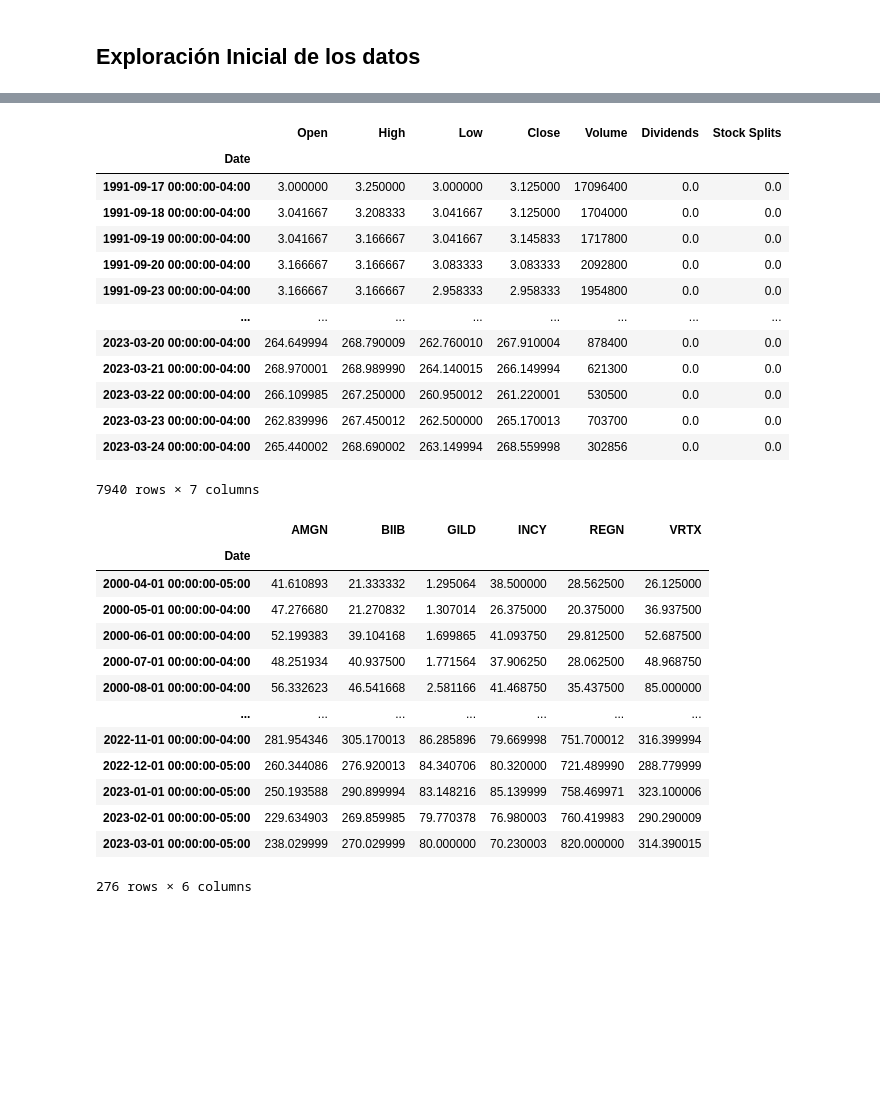
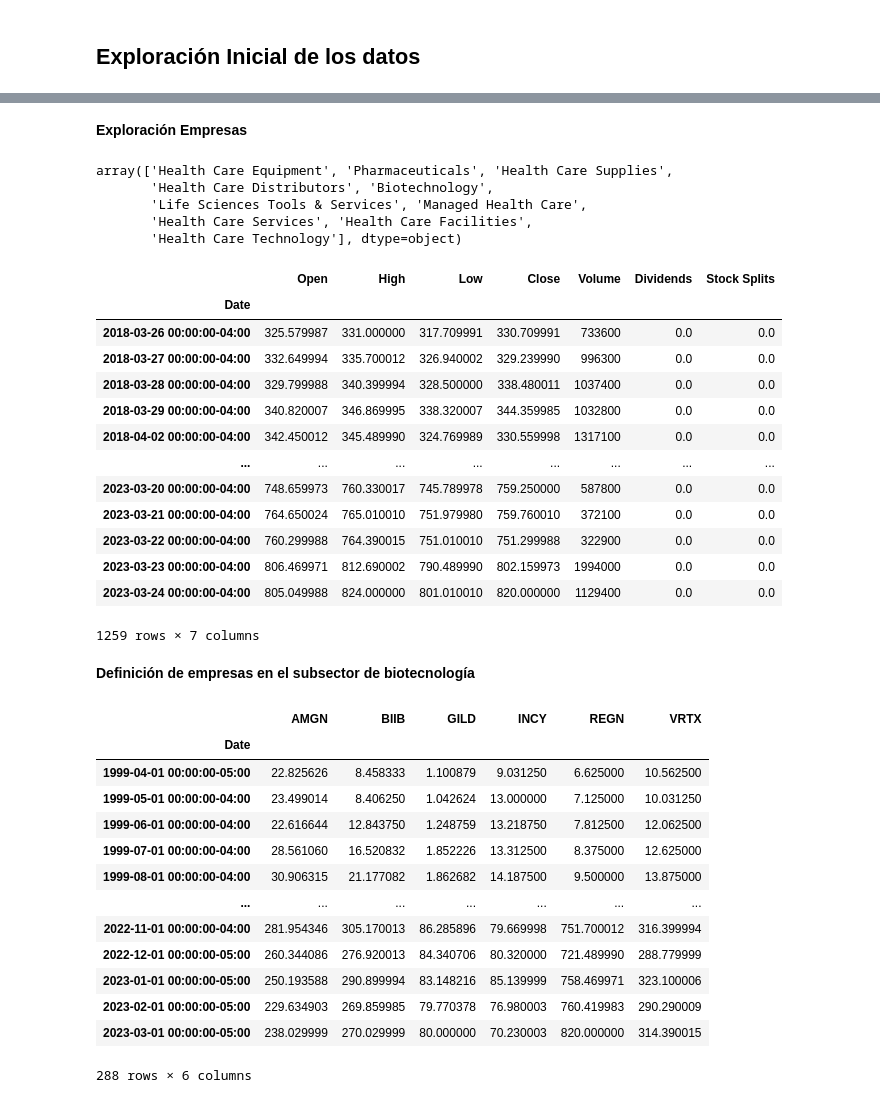
Before and after one commit to Arii95/PI_Henry_02, a Jupyter notebook: EDA.ipynb, the cells around one changed output, grey strips where cells are left out. Drawn from its saved outputs; the diff is of its cells as text; code cells hidden in the pictures; blank space fills up the shorter version.

```diff
--- a/EDA.ipynb
+++ b/EDA.ipynb
@@ -7,0 +11,2 @@ import pandas as pd
+# %% [markdown]
+__Exploración Empresas__
@@ -8,23 +34,33 @@ import pandas as pd
+# %%
+lista
+# %% [output]
+array(['Health Care Equipment', 'Pharmaceuticals', 'Health Care Supplies',
+       'Health Care Distributors', 'Biotechnology',
+       'Life Sciences Tools & Services', 'Managed Health Care',
+       'Health Care Services', 'Health Care Facilities',
+       'Health Care Technology'], dtype=object)
 # %%
 #Definimos el ticker para la consulta
-simbolo ='BIIB'
-Biogen = yf.Ticker(simbolo)
-Biogen.history(period=)
+simbolo ='REGN'
+regeneron = yf.Ticker(simbolo)
+hist= regeneron.history(period='5y')
 # %% [output]
 |  | Open | High | Low | Close | Volume | Dividends | Stock Splits |
 | Date |  |  |  |  |  |  |  |
-| 1991-09-17 00:00:00-04:00 | 3.000000 | 3.250000 | 3.000000 | 3.125000 | 17096400 | 0.0 | 0.0 |
-| 1991-09-18 00:00:00-04:00 | 3.041667 | 3.208333 | 3.041667 | 3.125000 | 1704000 | 0.0 | 0.0 |
-| 1991-09-19 00:00:00-04:00 | 3.041667 | 3.166667 | 3.041667 | 3.145833 | 1717800 | 0.0 | 0.0 |
-| 1991-09-20 00:00:00-04:00 | 3.166667 | 3.166667 | 3.083333 | 3.083333 | 2092800 | 0.0 | 0.0 |
-| 1991-09-23 00:00:00-04:00 | 3.166667 | 3.166667 | 2.958333 | 2.958333 | 1954800 | 0.0 | 0.0 |
+| 2018-03-26 00:00:00-04:00 | 325.579987 | 331.000000 | 317.709991 | 330.709991 | 733600 | 0.0 | 0.0 |
+| 2018-03-27 00:00:00-04:00 | 332.649994 | 335.700012 | 326.940002 | 329.239990 | 996300 | 0.0 | 0.0 |
+| 2018-03-28 00:00:00-04:00 | 329.799988 | 340.399994 | 328.500000 | 338.480011 | 1037400 | 0.0 | 0.0 |
+| 2018-03-29 00:00:00-04:00 | 340.820007 | 346.869995 | 338.320007 | 344.359985 | 1032800 | 0.0 | 0.0 |
+| 2018-04-02 00:00:00-04:00 | 342.450012 | 345.489990 | 324.769989 | 330.559998 | 1317100 | 0.0 | 0.0 |
 | ... | ... | ... | ... | ... | ... | ... | ... |
-| 2023-03-20 00:00:00-04:00 | 264.649994 | 268.790009 | 262.760010 | 267.910004 | 878400 | 0.0 | 0.0 |
-| 2023-03-21 00:00:00-04:00 | 268.970001 | 268.989990 | 264.140015 | 266.149994 | 621300 | 0.0 | 0.0 |
-| 2023-03-22 00:00:00-04:00 | 266.109985 | 267.250000 | 260.950012 | 261.220001 | 530500 | 0.0 | 0.0 |
-| 2023-03-23 00:00:00-04:00 | 262.839996 | 267.450012 | 262.500000 | 265.170013 | 703700 | 0.0 | 0.0 |
-| 2023-03-24 00:00:00-04:00 | 265.440002 | 268.690002 | 263.149994 | 268.559998 | 302856 | 0.0 | 0.0 |
+| 2023-03-20 00:00:00-04:00 | 748.659973 | 760.330017 | 745.789978 | 759.250000 | 587800 | 0.0 | 0.0 |
+| 2023-03-21 00:00:00-04:00 | 764.650024 | 765.010010 | 751.979980 | 759.760010 | 372100 | 0.0 | 0.0 |
+| 2023-03-22 00:00:00-04:00 | 760.299988 | 764.390015 | 751.010010 | 751.299988 | 322900 | 0.0 | 0.0 |
+| 2023-03-23 00:00:00-04:00 | 806.469971 | 812.690002 | 790.489990 | 802.159973 | 1994000 | 0.0 | 0.0 |
+| 2023-03-24 00:00:00-04:00 | 805.049988 | 824.000000 | 801.010010 | 820.000000 | 1129400 | 0.0 | 0.0 |
-7940 rows × 7 columns
+1259 rows × 7 columns
+# %% [markdown]
+__Definición de empresas en el subsector de biotecnología__
 # %%
 #Juntamos las empresas del sector de biotecnología
 
@@ -41,11 +79,14 @@ empresas= [
 start_date= "2000–01–01"
 end_date="2023–01–01"
 # %%
+#Extracción de información sobre el cierre de las empresas en el periodo de tiempo
+# Se opta por pedir información de 24 años y se eliminan las filas correspondientes a meses anteriores al 2000
+
 recolector =[]
 
 for i in empresas:
     ticker= yf.Ticker(i)
-    px=ticker.history(period='23y',interval= '1mo')['Close']
+    px=ticker.history(period='24y',interval= '1mo')['Close']
     px.name= i
 
     recolector += [px]
@@ -56,15 +97,15 @@ precios
 # %% [output]
 |  | AMGN | BIIB | GILD | INCY | REGN | VRTX |
 | Date |  |  |  |  |  |  |
-| 2000-04-01 00:00:00-05:00 | 41.610893 | 21.333332 | 1.295064 | 38.500000 | 28.562500 | 26.125000 |
-| 2000-05-01 00:00:00-04:00 | 47.276680 | 21.270832 | 1.307014 | 26.375000 | 20.375000 | 36.937500 |
-| 2000-06-01 00:00:00-04:00 | 52.199383 | 39.104168 | 1.699865 | 41.093750 | 29.812500 | 52.687500 |
-| 2000-07-01 00:00:00-04:00 | 48.251934 | 40.937500 | 1.771564 | 37.906250 | 28.062500 | 48.968750 |
-| 2000-08-01 00:00:00-04:00 | 56.332623 | 46.541668 | 2.581166 | 41.468750 | 35.437500 | 85.000000 |
+| 1999-04-01 00:00:00-05:00 | 22.825626 | 8.458333 | 1.100879 | 9.031250 | 6.625000 | 10.562500 |
+| 1999-05-01 00:00:00-04:00 | 23.499014 | 8.406250 | 1.042624 | 13.000000 | 7.125000 | 10.031250 |
+| 1999-06-01 00:00:00-04:00 | 22.616644 | 12.843750 | 1.248759 | 13.218750 | 7.812500 | 12.062500 |
+| 1999-07-01 00:00:00-04:00 | 28.561060 | 16.520832 | 1.852226 | 13.312500 | 8.375000 | 12.625000 |
+| 1999-08-01 00:00:00-04:00 | 30.906315 | 21.177082 | 1.862682 | 14.187500 | 9.500000 | 13.875000 |
 | ... | ... | ... | ... | ... | ... | ... |
 | 2022-11-01 00:00:00-04:00 | 281.954346 | 305.170013 | 86.285896 | 79.669998 | 751.700012 | 316.399994 |
 | 2022-12-01 00:00:00-05:00 | 260.344086 | 276.920013 | 84.340706 | 80.320000 | 721.489990 | 288.779999 |
 | 2023-01-01 00:00:00-05:00 | 250.193588 | 290.899994 | 83.148216 | 85.139999 | 758.469971 | 323.100006 |
 | 2023-02-01 00:00:00-05:00 | 229.634903 | 269.859985 | 79.770378 | 76.980003 | 760.419983 | 290.290009 |
 | 2023-03-01 00:00:00-05:00 | 238.029999 | 270.029999 | 80.000000 | 70.230003 | 820.000000 | 314.390015 |
-276 rows × 6 columns
+288 rows × 6 columns
```
Also changed, not shown: parts of 72 cells of this notebook, 4 other files.
